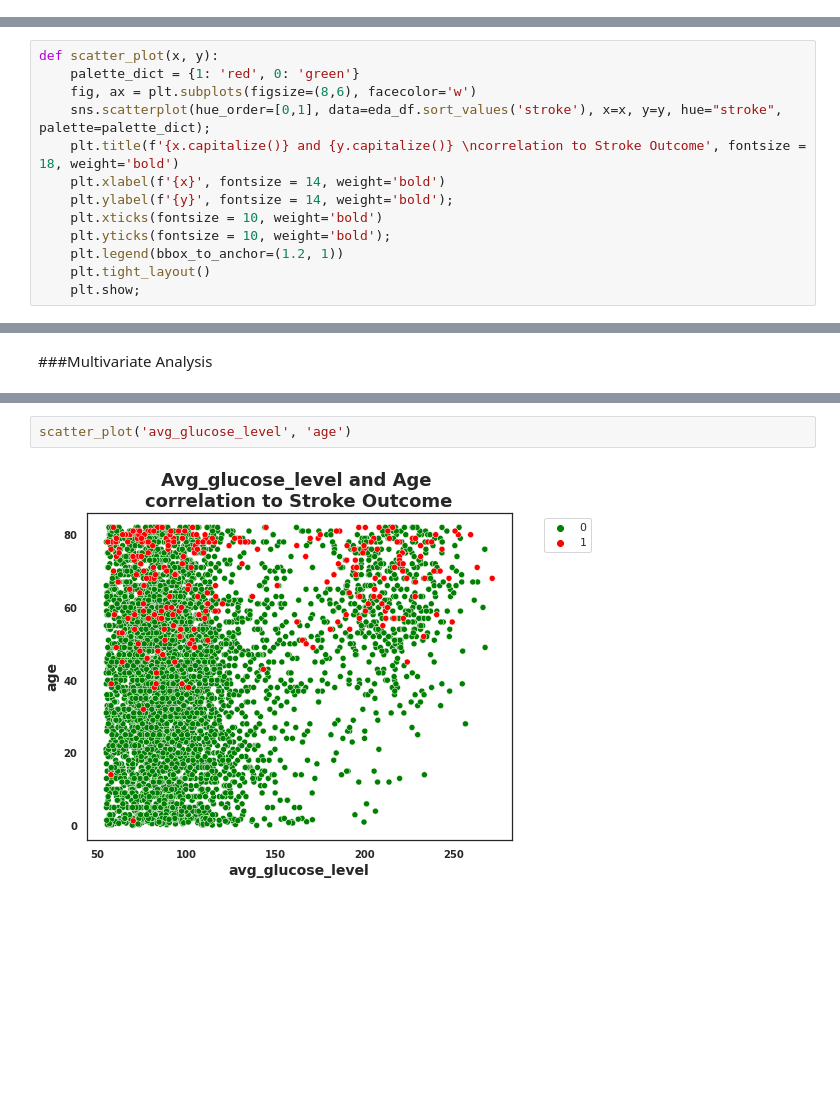
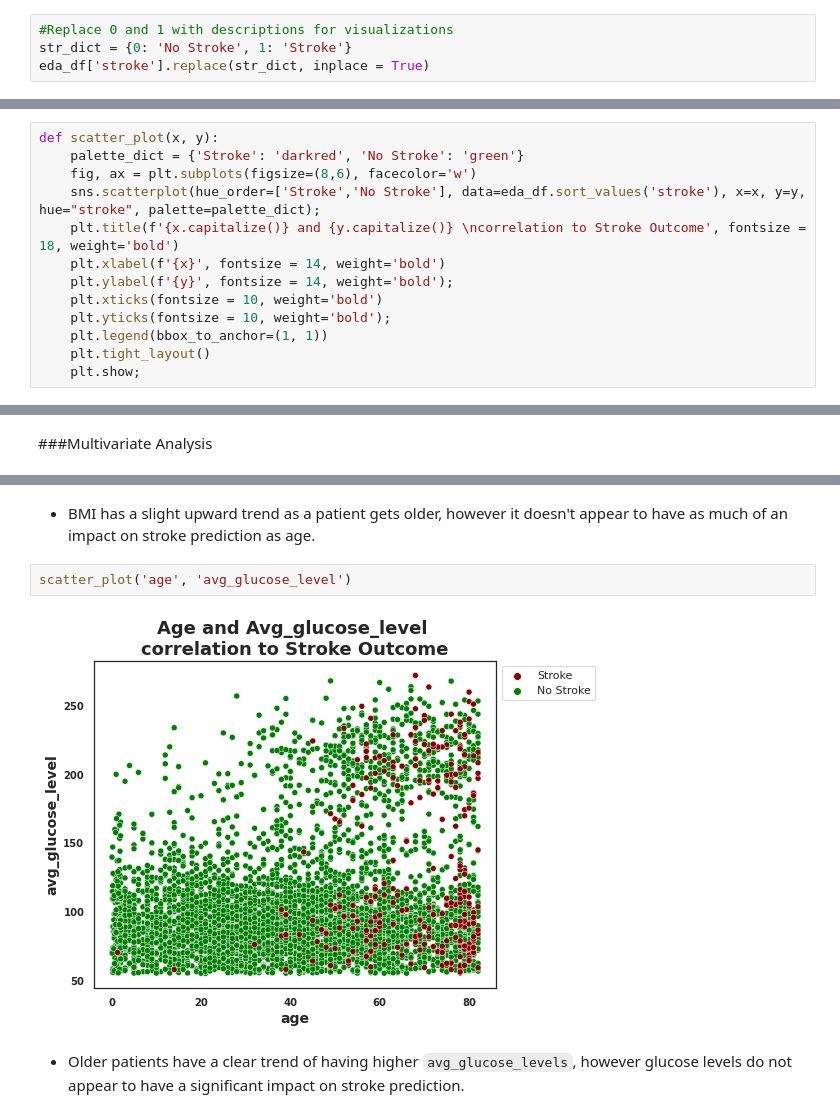
Before and after one commit to coding-dojo-data-science/Project-2-exemplar, a Jupyter notebook: Stroke_Prediction_Project.ipynb, the cells around one changed output, grey strips where cells are left out. Cells and saved outputs as stored; diff of their text form; blank space fills up the shorter version.

```diff
--- a/Stroke_Prediction_Project.ipynb
+++ b/Stroke_Prediction_Project.ipynb
@@ -247,3 +247,7 @@ display(ml_df[ml_df['bmi'] > 70])
 - Outliers in continuous data dropped
 # %% [markdown]
 ##Exploratory Data Analysis
+# %%
+#Replace 0 and 1 with descriptions for visualizations
+str_dict = {0: 'No Stroke', 1: 'Stroke'}
+eda_df['stroke'].replace(str_dict, inplace = True)
@@ -274,14 +285,14 @@ def hist_box_plot(column_name, x_Label, bin_count):
     plt.show();
 # %%
 def scatter_plot(x, y):
-    palette_dict = {1: 'red', 0: 'green'}
+    palette_dict = {'Stroke': 'darkred', 'No Stroke': 'green'}
     fig, ax = plt.subplots(figsize=(8,6), facecolor='w')
-    sns.scatterplot(hue_order=[0,1], data=eda_df.sort_values('stroke'), x=x, y=y, hue="stroke", palette=palette_dict);
+    sns.scatterplot(hue_order=['Stroke','No Stroke'], data=eda_df.sort_values('stroke'), x=x, y=y, hue="stroke", palette=palette_dict);
     plt.title(f'{x.capitalize()} and {y.capitalize()} \ncorrelation to Stroke Outcome', fontsize = 18, weight='bold')
     plt.xlabel(f'{x}', fontsize = 14, weight='bold')
     plt.ylabel(f'{y}', fontsize = 14, weight='bold');
     plt.xticks(fontsize = 10, weight='bold')
     plt.yticks(fontsize = 10, weight='bold');
-    plt.legend(bbox_to_anchor=(1.2, 1))
+    plt.legend(bbox_to_anchor=(1, 1))
     plt.tight_layout()
     plt.show;
@@ -329,5 +365,9 @@ scatter_plot('bmi', 'age')
+# %% [markdown]
+- BMI has a slight upward trend as a patient gets older, however it doesn't appear to have as much of an impact on stroke prediction as age.
 # %%
-scatter_plot('avg_glucose_level', 'age')
+scatter_plot('age', 'avg_glucose_level')
 # %% [output]
-[figure, old version]
+[figure, new version]
+# %% [markdown]
+- Older patients have a clear trend of having higher `avg_glucose_levels`, however glucose levels do not appear to have a significant impact on stroke prediction.
 # %%
```
Also changed, not shown: parts of 18 cells of this notebook.
